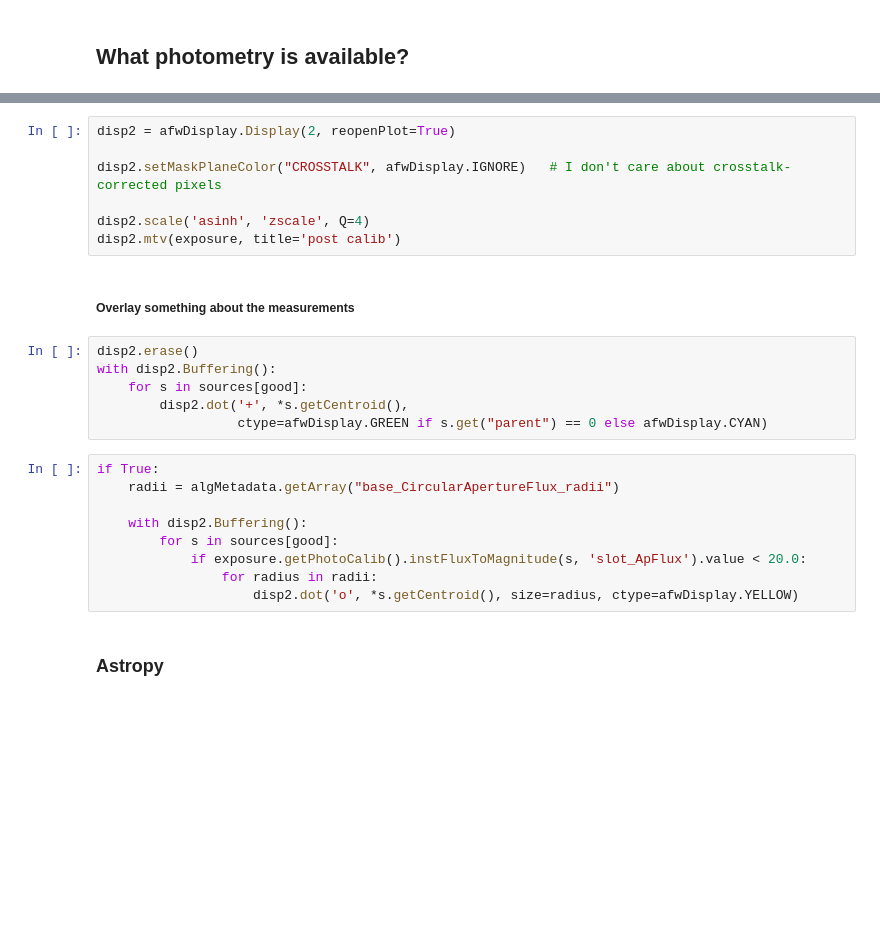
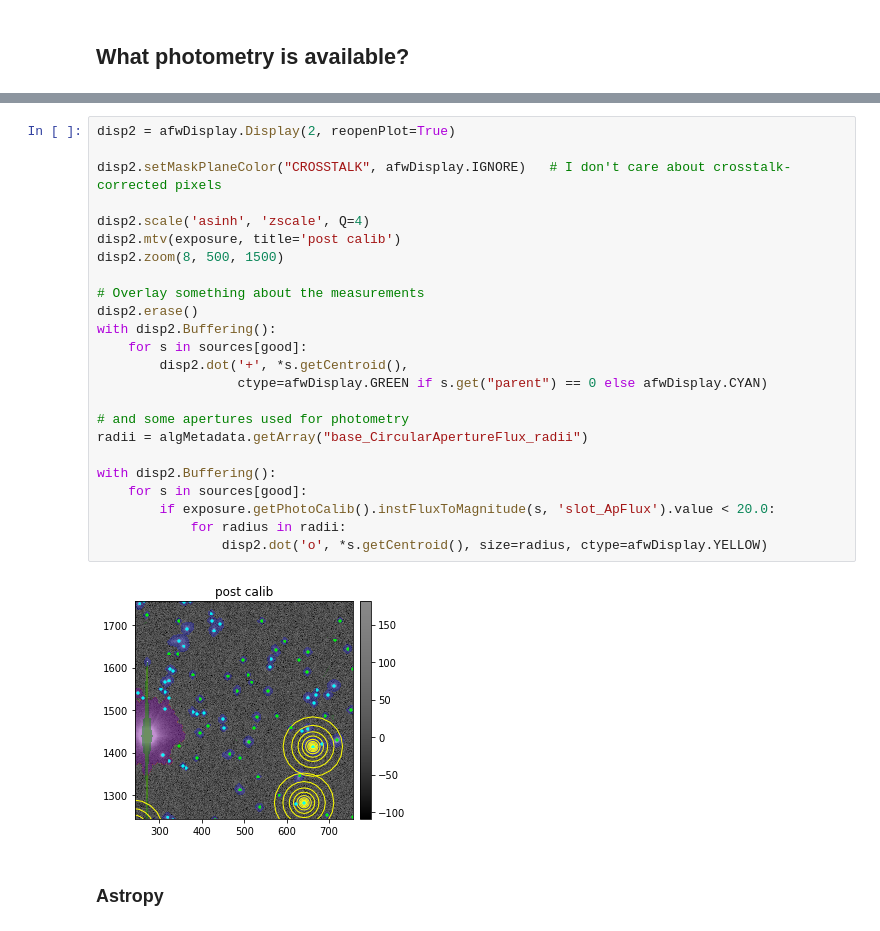
Before and after one commit to RobertLuptonTheGood/notebooks, a Jupyter notebook: Demos/Image Processing.ipynb, the cells around one changed output, grey strips where cells are left out. Drawn from its saved outputs; the diff is of its cells as text; blank space fills up the shorter version.

```diff
--- a/Demos/Image Processing.ipynb
+++ b/Demos/Image Processing.ipynb
@@ -183,27 +209,29 @@ for k in sources.getSchema().extract("*_instFlux").keys():
-# %%
-disp2 = afwDisplay.Display(2, reopenPlot=True)
-
-disp2.setMaskPlaneColor("CROSSTALK", afwDisplay.IGNORE)   # I don't care about crosstalk-corrected pixels
-
-disp2.scale('asinh', 'zscale', Q=4)
-disp2.mtv(exposure, title='post calib')
-# %% [markdown]
-##### Overlay something about the measurements
-# %%
-disp2.erase()
-with disp2.Buffering():
-    for s in sources[good]:
-        disp2.dot('+', *s.getCentroid(),
-                  ctype=afwDisplay.GREEN if s.get("parent") == 0 else afwDisplay.CYAN)
 # %%
-if True:
-    radii = algMetadata.getArray("base_CircularApertureFlux_radii")
+disp2 = afwDisplay.Display(2, reopenPlot=True)
 
-    with disp2.Buffering():
-        for s in sources[good]:
-            if exposure.getPhotoCalib().instFluxToMagnitude(s, 'slot_ApFlux').value < 20.0:
-                for radius in radii:
-                    disp2.dot('o', *s.getCentroid(), size=radius, ctype=afwDisplay.YELLOW)
+disp2.setMaskPlaneColor("CROSSTALK", afwDisplay.IGNORE)   # I don't care about crosstalk-corrected pixels
+
+disp2.scale('asinh', 'zscale', Q=4)
+disp2.mtv(exposure, title='post calib')
+disp2.zoom(8, 500, 1500)
+
+# Overlay something about the measurements
+disp2.erase()
+with disp2.Buffering():
+    for s in sources[good]:
+        disp2.dot('+', *s.getCentroid(),
+                  ctype=afwDisplay.GREEN if s.get("parent") == 0 else afwDisplay.CYAN)
+
+# and some apertures used for photometry
+radii = algMetadata.getArray("base_CircularApertureFlux_radii")
+
+with disp2.Buffering():
+    for s in sources[good]:
+        if exposure.getPhotoCalib().instFluxToMagnitude(s, 'slot_ApFlux').value < 20.0:
+            for radius in radii:
+                disp2.dot('o', *s.getCentroid(), size=radius, ctype=afwDisplay.YELLOW)
+# %% [output]
+[figure, added]
 # %% [markdown]
 ### Astropy
 # %%
```
Also changed, not shown: parts of 6 cells of this notebook, 4 other files.
